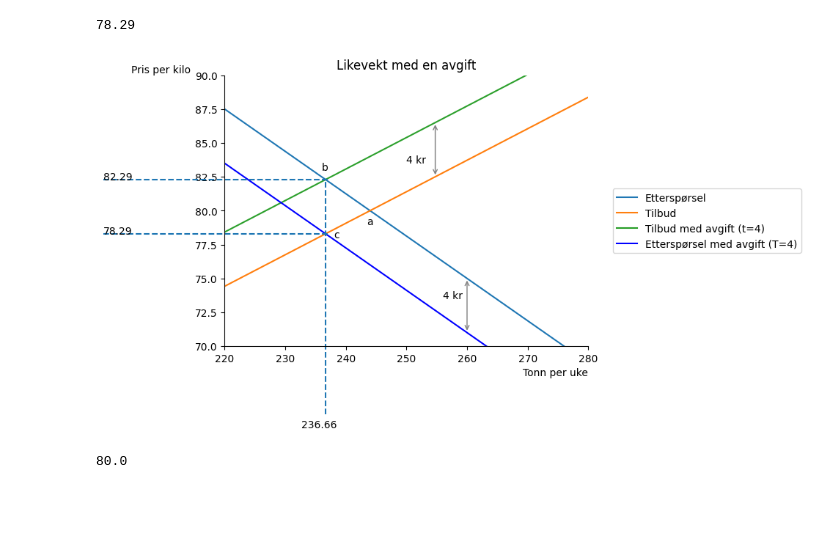
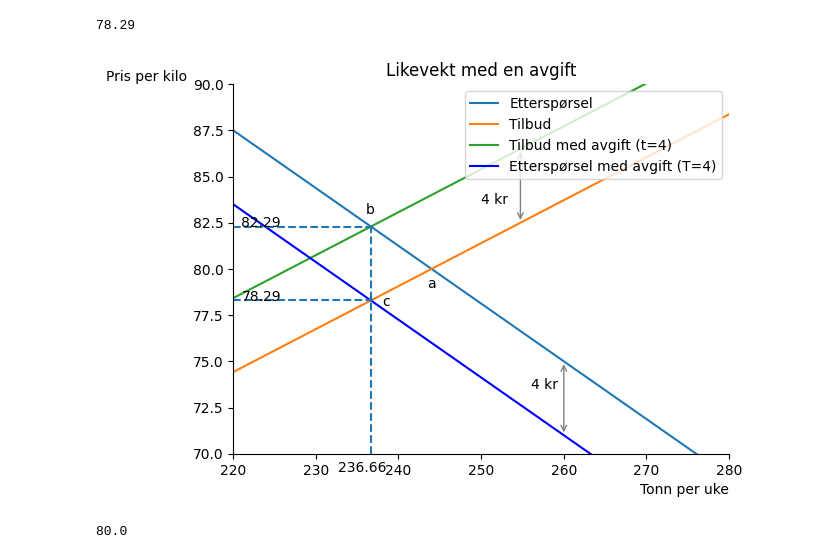
Before and after one commit to uit-sok-1303-v26/uit-sok-1303.v26.github.io, a Jupyter notebook: Markedsteori - Kapittel 10.ipynb, the cells around one changed output. Cells and saved outputs as stored; diff of their text form; code cells hidden in the pictures; blank space fills up the shorter version.

```diff
--- a/Markedsteori - Kapittel 10.ipynb
+++ b/Markedsteori - Kapittel 10.ipynb
@@ -194,21 +196,21 @@ P_E -4
 # %%
 # sett inn linjer som viser likevekten
 # clip_on=False for å tegne utenfor plottområdet
 
-ax.vlines(Q_eq_fn(4,0),65, P_E, linestyles='dashed', clip_on=False)
-ax.hlines(P_eq_fn(0,4),200,237, linestyles='dashed', clip_on=False)
-ax.hlines(P_eq_fn(4,0),200,237, linestyles='dashed', clip_on=False)
+ax.vlines(Q_eq_fn(4,0),70, P_E, linestyles='dashed', clip_on=False)
+ax.hlines(P_eq_fn(0,4),220,237, linestyles='dashed', clip_on=False)
+ax.hlines(P_eq_fn(4,0),220,237, linestyles='dashed', clip_on=False)
 
 # sett inn likevektsverdier i figuren
 
-ax.annotate(Q_opt, xy=(Q_opt-4,64), annotation_clip=False)
-ax.annotate(P_E, xy=(200, P_E), annotation_clip=False)
-ax.annotate(P_E-4, xy=(200, P_E-4), annotation_clip=False)
+ax.annotate(Q_opt, xy=(Q_opt-4,69), annotation_clip=False)
+ax.annotate(P_E, xy=(221, P_E), annotation_clip=False)
+ax.annotate(P_E-4, xy=(221, P_E-4), annotation_clip=False)
 
-ax.legend(bbox_to_anchor=(1.6,0.6))
+ax.legend(loc ="upper right")
 fig
 # %% [output]
-[figure, old version]
+[figure, new version]
 # %%
 P_a = P_eq_fn(0,0)
 P_a
```
Also changed, not shown: parts of 14 cells of this notebook.
